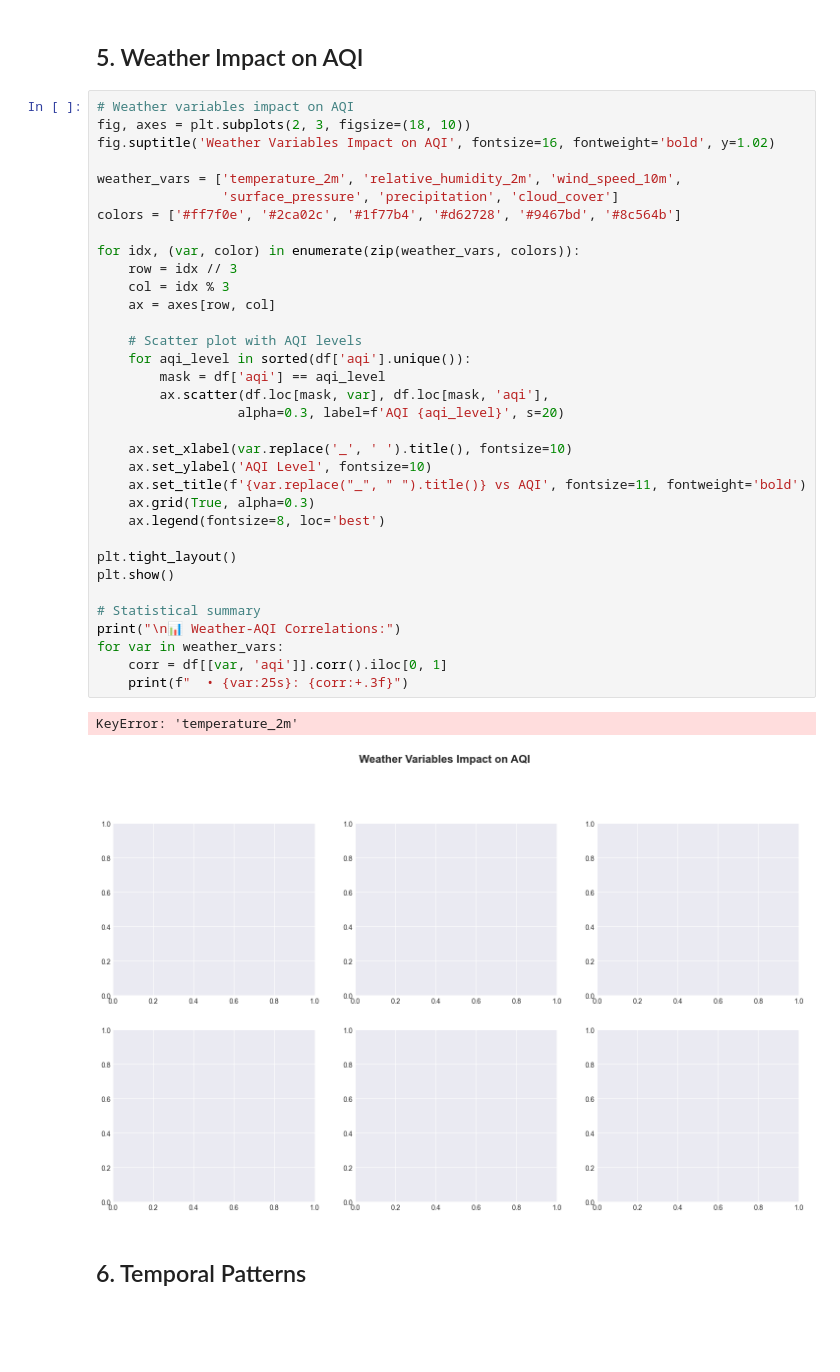
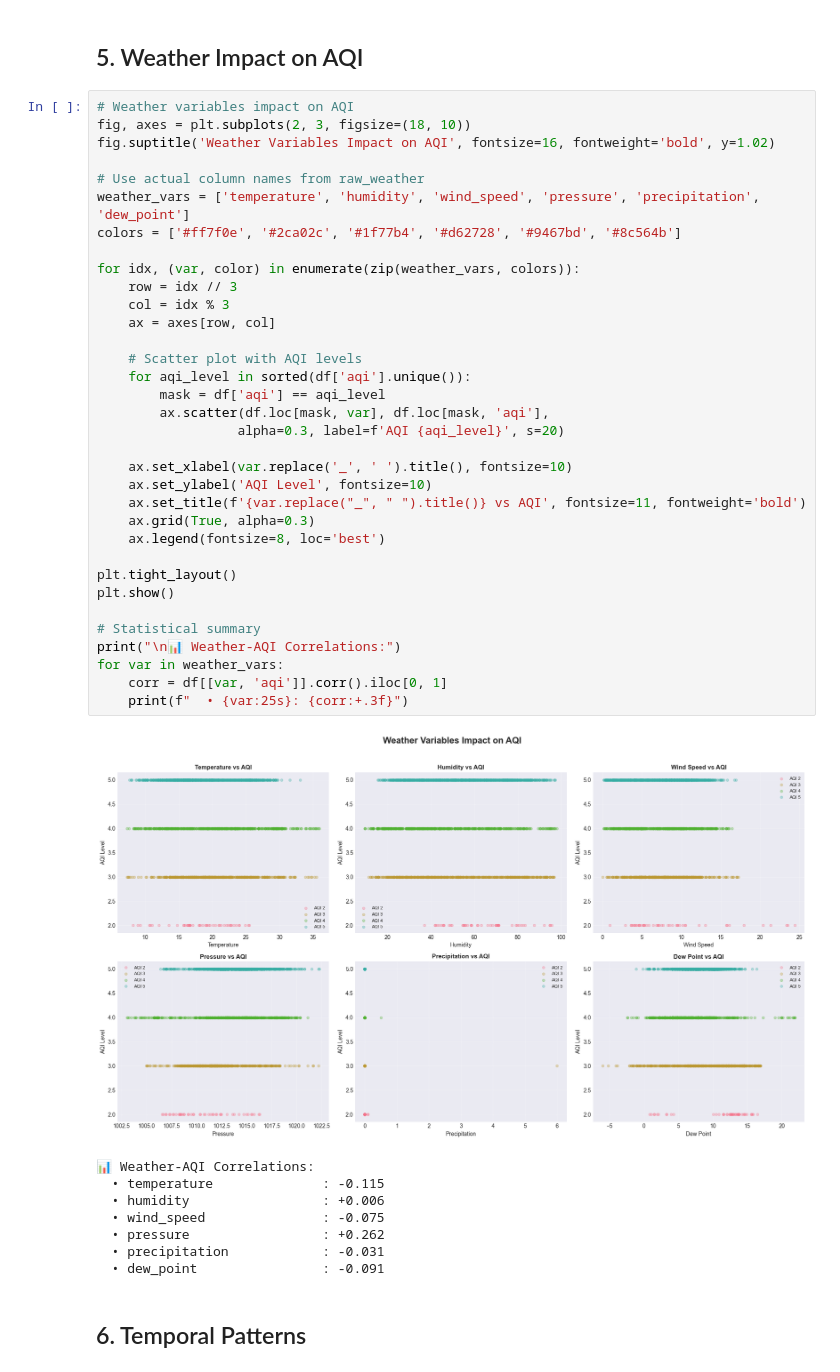
Before and after one commit to UzairHussain193/AQI-Predictor, a Jupyter notebook: notebooks/Visualization.ipynb, the cells around one changed output. Cells and saved outputs as stored; diff of their text form; blank space fills up the shorter version.

```diff
--- a/notebooks/Visualization.ipynb
+++ b/notebooks/Visualization.ipynb
@@ -391,38 +391,44 @@ print("  • These correlations help understand which pollutants drive AQI")
 fig, axes = plt.subplots(2, 3, figsize=(18, 10))
 fig.suptitle('Weather Variables Impact on AQI', fontsize=16, fontweight='bold', y=1.02)
 
-weather_vars = ['temperature_2m', 'relative_humidity_2m', 'wind_speed_10m',
-                'surface_pressure', 'precipitation', 'cloud_cover']
+# Use actual column names from raw_weather
+weather_vars = ['temperature', 'humidity', 'wind_speed', 'pressure', 'precipitation', 'dew_point']
 colors = ['#ff7f0e', '#2ca02c', '#1f77b4', '#d62728', '#9467bd', '#8c564b']
 
 for idx, (var, color) in enumerate(zip(weather_vars, colors)):
     row = idx // 3
     col = idx % 3
     ax = axes[row, col]
 
     # Scatter plot with AQI levels
     for aqi_level in sorted(df['aqi'].unique()):
         mask = df['aqi'] == aqi_level
         ax.scatter(df.loc[mask, var], df.loc[mask, 'aqi'],
                   alpha=0.3, label=f'AQI {aqi_level}', s=20)
 
     ax.set_xlabel(var.replace('_', ' ').title(), fontsize=10)
     ax.set_ylabel('AQI Level', fontsize=10)
     ax.set_title(f'{var.replace("_", " ").title()} vs AQI', fontsize=11, fontweight='bold')
     ax.grid(True, alpha=0.3)
     ax.legend(fontsize=8, loc='best')
 
 plt.tight_layout()
 plt.show()
 
 # Statistical summary
 print("\n📊 Weather-AQI Correlations:")
 for var in weather_vars:
     corr = df[[var, 'aqi']].corr().iloc[0, 1]
     print(f"  • {var:25s}: {corr:+.3f}")
 # %% [output]
+[figure, new version]
-KeyError: 'temperature_2m'
+📊 Weather-AQI Correlations:
+  • temperature              : -0.115
+  • humidity                 : +0.006
+  • wind_speed               : -0.075
+  • pressure                 : +0.262
+  • precipitation            : -0.031
+  • dew_point                : -0.091
-[figure, old version]
 # %% [markdown]
 ## 6. Temporal Patterns
 # %%
```
Also changed, not shown: parts of 5 cells of this notebook, 14 other files.
